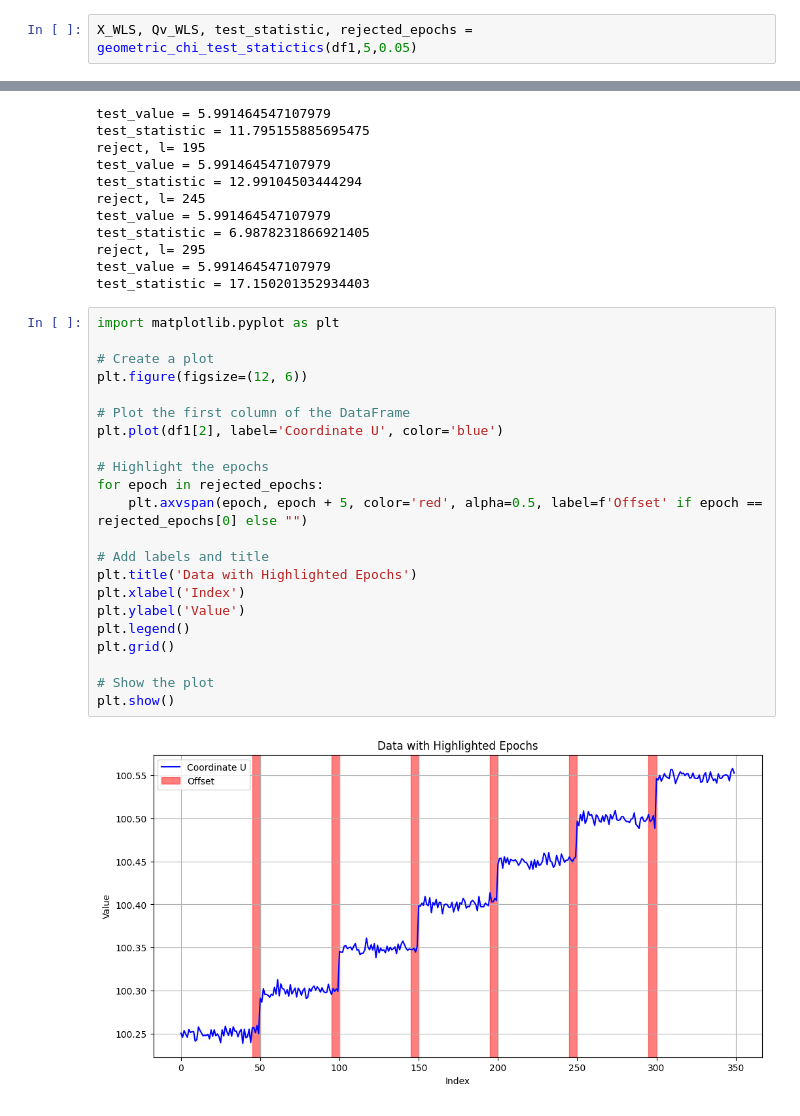
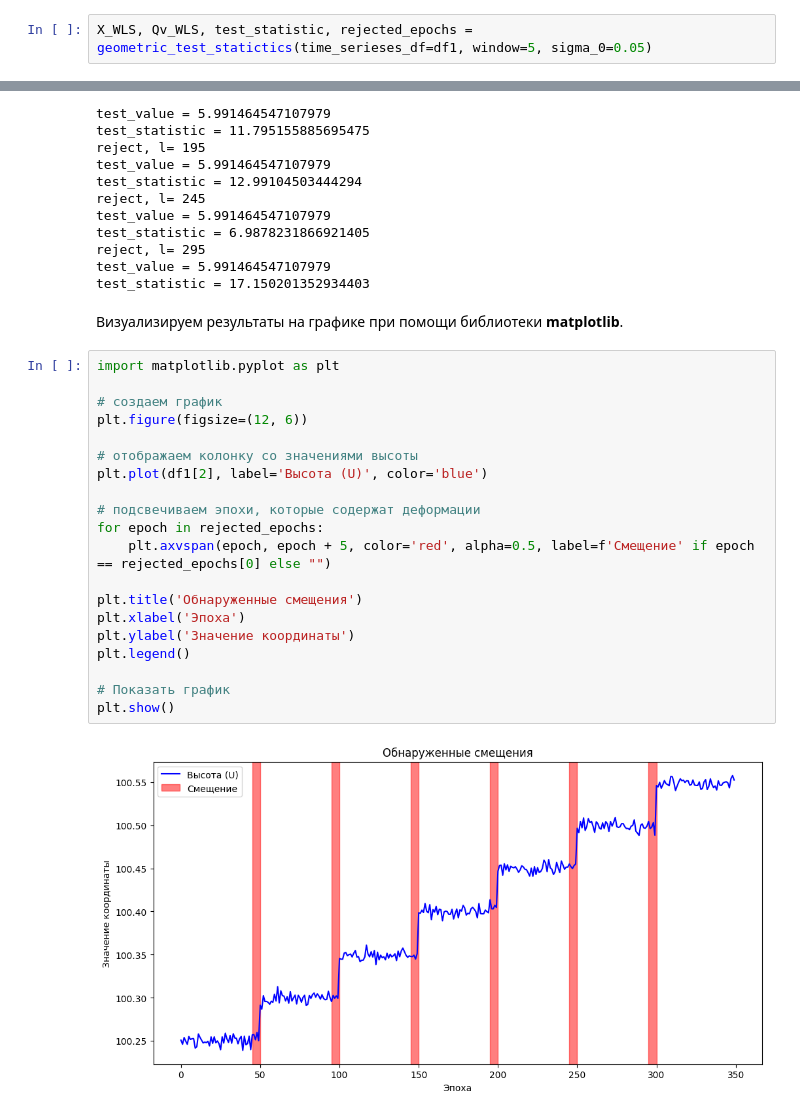
Before and after one commit to Artmalik92/Congruence-Test-For-Students, a Jupyter notebook: geometry_test.ipynb, the cells around one changed output, grey strips where cells are left out. Drawn from its saved outputs; the diff is of its cells as text.

```diff
--- a/geometry_test.ipynb
+++ b/geometry_test.ipynb
@@ -191,5 +230,5 @@ def geometric_chi_test_statictics (time_serieses_df, window, sigma_0):
 # %%
-X_WLS, Qv_WLS, test_statistic, rejected_epochs = geometric_chi_test_statictics(df1,5,0.05)
+X_WLS, Qv_WLS, test_statistic, rejected_epochs = geometric_test_statictics(time_serieses_df=df1, window=5, sigma_0=0.05)
 # %% [output]
 reject, l= 45
 test_value = 5.991464547107979
@@ -209,27 +248,27 @@ test_statistic = 6.9878231866921405
 reject, l= 295
 test_value = 5.991464547107979
 test_statistic = 17.150201352934403
+# %% [markdown]
+Визуализируем результаты на графике при помощи библиотеки **matplotlib**.
 # %%
 import matplotlib.pyplot as plt
 
-# Create a plot
+# создаем график
 plt.figure(figsize=(12, 6))
 
-# Plot the first column of the DataFrame
-plt.plot(df1[2], label='Coordinate U', color='blue')
+# отображаем колонку со значениями высоты
+plt.plot(df1[2], label='Высота (U)', color='blue')
 
-# Highlight the epochs
+# подсвечиваем эпохи, которые содержат деформации
 for epoch in rejected_epochs:
-    plt.axvspan(epoch, epoch + 5, color='red', alpha=0.5, label=f'Offset' if epoch == rejected_epochs[0] else "")
+    plt.axvspan(epoch, epoch + 5, color='red', alpha=0.5, label=f'Смещение' if epoch == rejected_epochs[0] else "")
 
-# Add labels and title
-plt.title('Data with Highlighted Epochs')
-plt.xlabel('Index')
-plt.ylabel('Value')
+plt.title('Обнаруженные смещения')
+plt.xlabel('Эпоха')
+plt.ylabel('Значение координаты')
 plt.legend()
-plt.grid()
 
-# Show the plot
+# Показать график
 plt.show()
 # %% [output]
-[figure, old version]
+[figure, new version]
```
Also changed, not shown: parts of 12 cells of this notebook.
